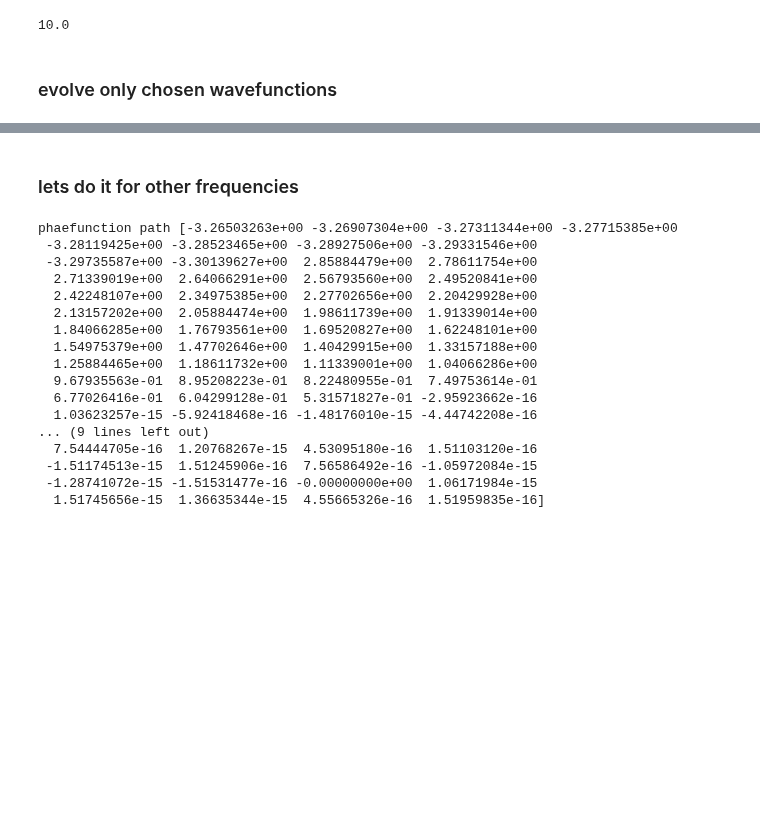
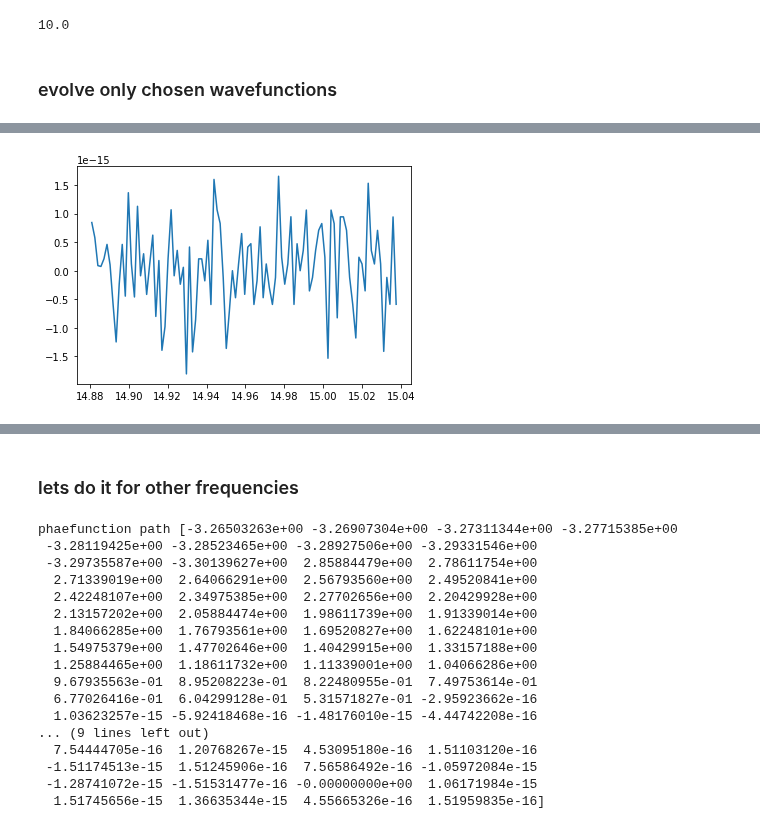
Before and after one commit to SuperStarCZ/floquet_theory, a Jupyter notebook: floquet_mfd_new_check.ipynb, the cells around one changed output, grey strips where cells are left out. Cells and saved outputs as stored; diff of their text form; code cells hidden in the pictures; blank space fills up the shorter version.

```diff
--- a/floquet_mfd_new_check.ipynb
+++ b/floquet_mfd_new_check.ipynb
@@ -1018,27 +1011,30 @@ import matplotlib.pyplot as plt
 from numpy.linalg import multi_dot, norm, eig
 import math
 import time
+from array import *
 
 start = time.time()
 
 cosp_init = 0.0
-N = 20
+N = 4
 h = 25.0
 h0 = 0.1
-nn = 0   #this is the column of the floquet evolution matrix for which the path we shall follow
+nn = 0   # this is the th column of the inital floquet evolution matrix
+         # for which the path we shall follow
 
 q = np.linspace(-0.5, 0.5, N)
-omega_range = np.linspace(6.25,7.0,20)
+omega_range = np.linspace(6.65,6.72,100)
 omegas = omega_range
 
 
 psi = np.eye(N) + (1j) * np.zeros((N,N))
 cosp = np.zeros((N,N)) + (1j) * np.zeros((N,N))
 cosp_init = np.zeros((N,N)) + (1j) * np.zeros((N,N))
-floqEvoluion_mat = np.zeros((N,N)) + (1j) * np.zeros((N,N))
-phasefunc_path = []
-title = "mf floquet dynamics: n " + str(N)
-photoname = "n_" + str(N) + "_mfd_bessel.jpeg"
+floqEvolution_mat = np.zeros((N,N)) + (1j) * np.zeros((N,N))
+phasefunc_path = np.zeros(len(omegas))
+prob = np.zeros(N)
+title = "mf floquet dynamics path mode: n " + str(N) + "_bessel_5th_root"
+photoname = "n_" + str(N) + "_mfd_bessel_path_bessel5.jpeg"
 filename = "n_" + str(N) + "_mfd.txt"
 
 class Periodic_Lattice(np.ndarray):
@@ -1082,6 +1078,8 @@ def floq_jac(periodic_psi,t, h, h0, w, cosp):
 def floq_func(periodic_psi,t,h,h0,w,cosp):
     return np.dot(floq_jac(periodic_psi,t, h0, h, w, cosp), periodic_psi)
 
+
+
 if __name__ == '__main__':
     periodic_psi  = Periodic_Lattice(psi)
     cospinit = 0.0
@@ -1097,45 +1095,50 @@ if __name__ == '__main__':
 
     # calculate for first frequency
     w = omegas[0]
-    print('omega',w)
-    T = 2 * np.pi/w                            # time periode
-    t = np.linspace(0,2 * np.pi/w,N)           # time range
-    floqEvoluion_mat = np.zeros((N,N)) + (1j) * np.zeros((N,N))
+    T = 2 * np.pi/w
+    t = np.linspace(0,2 * np.pi/w,N)
+    floqEvolution_mat = np.zeros((N,N)) + (1j) * np.zeros((N,N))
     for mm in np.arange(N):
         psi0 = periodic_psi[mm]
         psi_t = odeintw(floq_func,psi0,t,args=(h,h0,w,cosp), Dfun=floq_jac)
-        floqEvoluion_mat[mm] = psi_t[N-1]
+        floqEvolution_mat[mm] = psi_t[N-1]
 
-    floqpath = floqEvoluion_mat[nn]
-    evals, evecs = eig(floqEvoluion_mat)
-    phasefunc = (1j * np.log(evals))/T
-    print('phasefunct',phasefunc)
-    phasefunc_path.append(phasefunc[nn])
+    #print('flomat',floqEvolution_mat)
+    evals, evecs = eig(floqEvolution_mat)
+    phasefunc = (1j * np.log(evals[nn]))/T
+    evecs_path = evecs[nn]/np.linalg.norm(evecs[nn])    # normalisation done
+    phasefunc_path[0] = phasefunc
 
     # calculate for rest of the frequencies
-    for w in omegas[1:len(omegas)]:
-        T = 2 * np.pi/w                      # time periode
+    for cc, w in enumerate(omegas[1:len(omegas)]):
+        T = 2 * np.pi/w
         t = np.linspace(0,2 * np.pi/w,N)
-        print('omega',w)# time range
-        floqEvoluion_mat = np.zeros((N,N)) + (1j) * np.zeros((N,N))
+        floqEvolution_mat = np.zeros((N,N)) + (1j) * np.zeros((N,N))
+
         for mm in np.arange(N):
             psi0 = periodic_psi[mm]
             psi_t = odeintw(floq_func,psi0,t,args=(h,h0,w,cosp), Dfun=floq_jac)
-            floqEvoluion_mat[mm] = psi_t[N-1]
-        for xx in np.arange(N):
-            if (np.dot(np.conjugate(floqpath).T,floqEvoluion_mat[xx]) == 1.0):
-                #print('dot product',np.abs(1.0-np.dot(np.conjugate(floqpath).T,floqEvoluion_mat[xx])))
-                floqpath = floqEvoluion_mat[xx]
-                pp = xx
-                print('pp',pp)
-            break
-            evals, evecs = eig(floqEvoluion_mat)
-            phasefunc = (1j * np.log(evals))/T
-            print('phasefunct',phasefunc)
-            phasefunc_path.append(phasefunc[pp])
+            floqEvolution_mat[mm] = psi_t[N-1]
+        evals, evecs = eig(floqEvolution_mat)
+        prob = np.asarray(list(map(lambda x:np.dot(np.conjugate(evecs_path/np.linalg.norm(evecs_path)).T,x/np.linalg.norm(x)),evecs)))
+        #print('prob',prob)
 
-    print("time taken",time.time()-start,"sec")
-    #plt.figure(figsize=(14,7))
-    plt.plot(omegas,phasefunc_path)
+        for i,pr in enumerate(prob):
+            if (pr.real >= 0.99):
+                pp = i
+                #print('pp',pp)
+                break
+        evecs_path = evecs[pp]
+        #print('evecs path',evecs_path)
+        #print('evals[pp]',evals[pp])
+        phasefunc = (1j * np.log(evals[pp]))/T
+        phasefunc_path[cc+1] = phasefunc
+
+    print('phaefunction path',phasefunc_path)
+    plt.figure(figsize = (15,7))
+    plt.title(title)
+
+    plt.plot((4*h/omegas),phasefunc_path.real)
     plt.show()
+    print('time taken',time.time()-start)
 # %% [output]
@@ -1142,0 +1162 @@ omega 6.25
+[figure, added]
```
Also changed, not shown: parts of 13 cells of this notebook, 1 other file.
